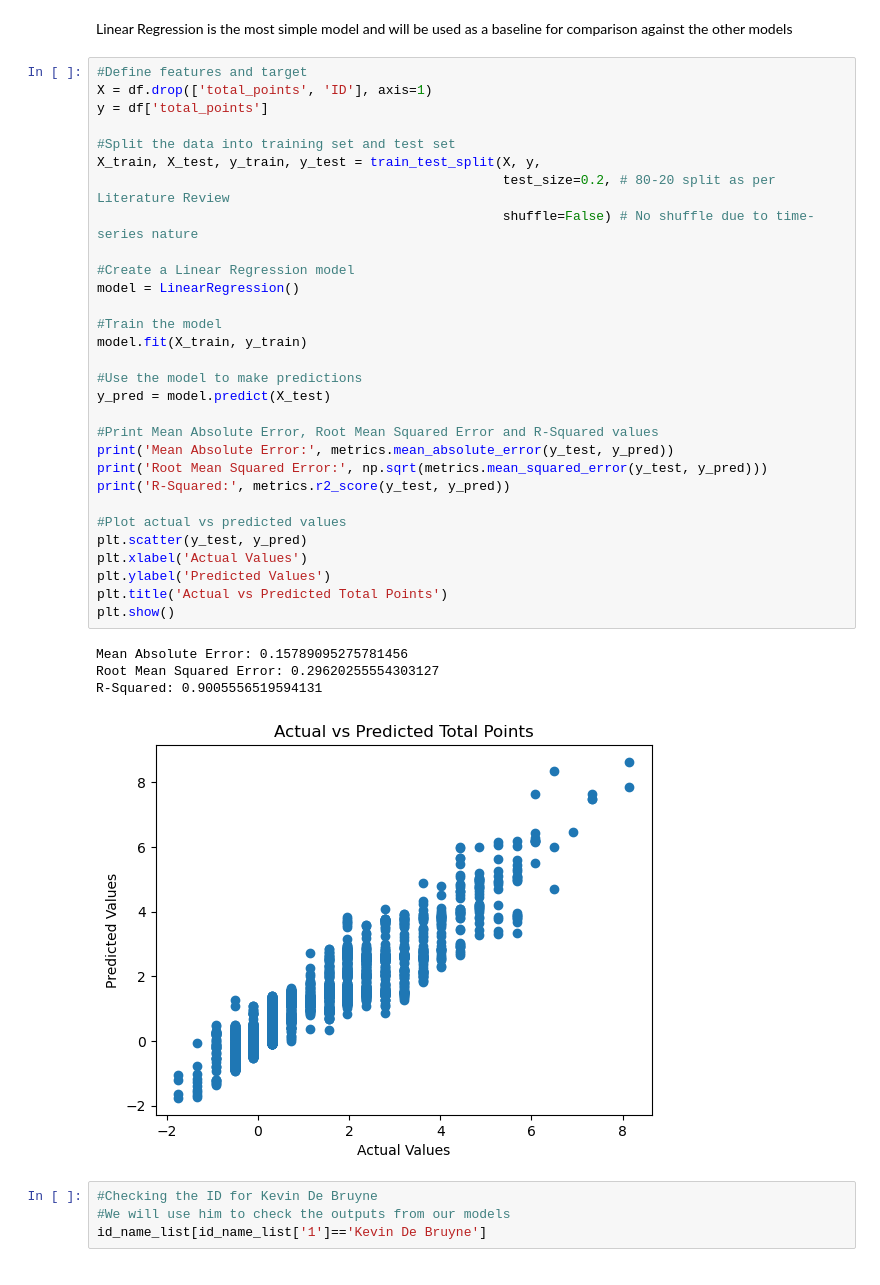
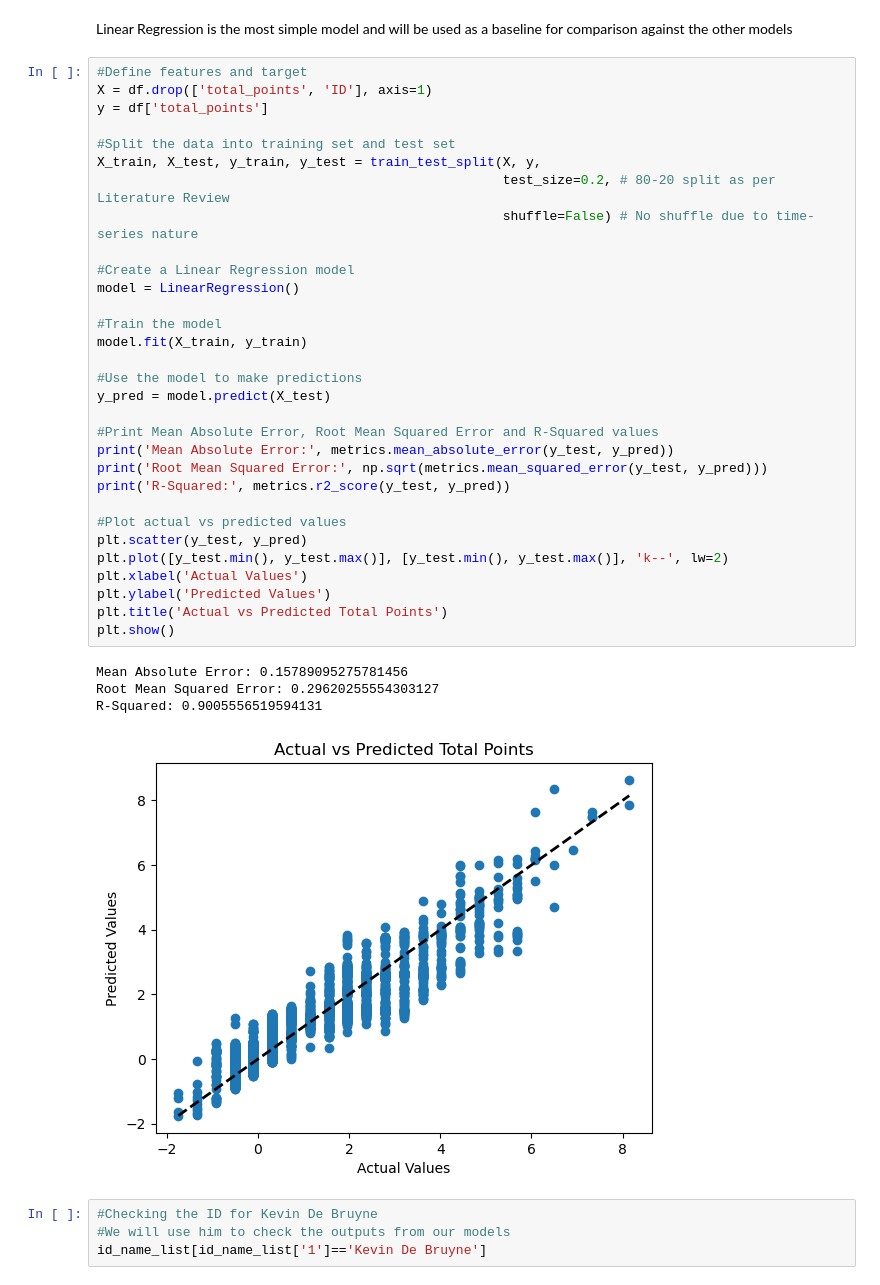
Before and after one commit to HarrisBoyle/fantasy_football_points_prediction, a Jupyter notebook: EPL Fantasy Football Prediction - Test & Train.ipynb, the cells around one changed output. Drawn from its saved outputs; the diff is of its cells as text.

Commit message:
Update Test & Train
Include line on Regression model plot

```diff
--- a/EPL Fantasy Football Prediction - Test & Train.ipynb
+++ b/EPL Fantasy Football Prediction - Test & Train.ipynb
@@ -32,34 +32,35 @@ y = df['total_points']
 
 #Split the data into training set and test set
 X_train, X_test, y_train, y_test = train_test_split(X, y,
                                                     test_size=0.2, # 80-20 split as per Literature Review
                                                     shuffle=False) # No shuffle due to time-series nature
 
 #Create a Linear Regression model
 model = LinearRegression()
 
 #Train the model
 model.fit(X_train, y_train)
 
 #Use the model to make predictions
 y_pred = model.predict(X_test)
 
 #Print Mean Absolute Error, Root Mean Squared Error and R-Squared values
 print('Mean Absolute Error:', metrics.mean_absolute_error(y_test, y_pred))
 print('Root Mean Squared Error:', np.sqrt(metrics.mean_squared_error(y_test, y_pred)))
 print('R-Squared:', metrics.r2_score(y_test, y_pred))
 
 #Plot actual vs predicted values
 plt.scatter(y_test, y_pred)
+plt.plot([y_test.min(), y_test.max()], [y_test.min(), y_test.max()], 'k--', lw=2)
 plt.xlabel('Actual Values')
 plt.ylabel('Predicted Values')
 plt.title('Actual vs Predicted Total Points')
 plt.show()
 # %% [output]
 Mean Absolute Error: 0.15789095275781456
 Root Mean Squared Error: 0.29620255554303127
 R-Squared: 0.9005556519594131
-[figure, old version]
+[figure, new version]
 # %%
 #Checking the ID for Kevin De Bruyne
 #We will use him to check the outputs from our models
```
